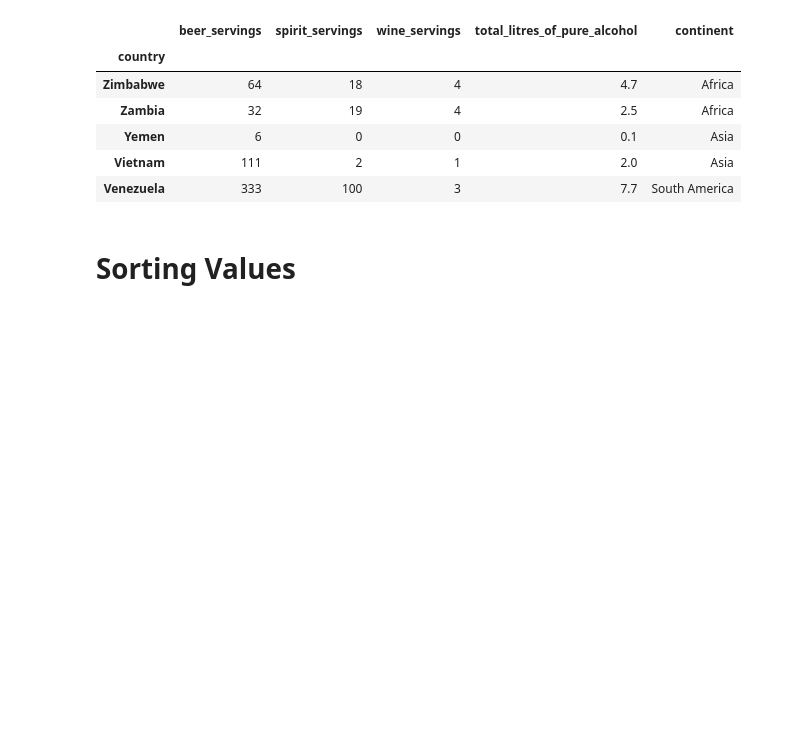
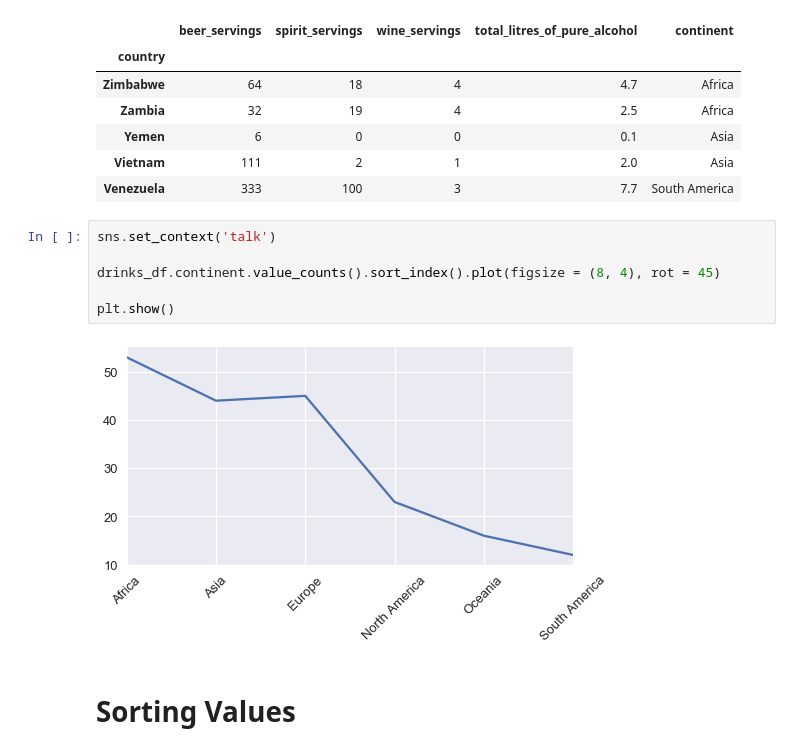
Before and after one commit to derpycoder/pragmatic-machine-learning, a Jupyter notebook: pandas/sorting.ipynb, the cells around one changed output. Cells and saved outputs as stored; diff of their text form; blank space fills up the shorter version.

Commit message:
Note added on index to pandas, sorting updated with plot

```diff
--- a/pandas/sorting.ipynb
+++ b/pandas/sorting.ipynb
@@ -42,5 +42,13 @@ drinks_df.sort_index(ascending = False).head()
 | Yemen | 6 | 0 | 0 | 0.1 | Asia |
 | Vietnam | 111 | 2 | 1 | 2.0 | Asia |
 | Venezuela | 333 | 100 | 3 | 7.7 | South America |
+# %%
+sns.set_context('talk')
+
+drinks_df.continent.value_counts().sort_index().plot(figsize = (8, 4), rot = 45)
+
+plt.show()
+# %% [output]
+[figure, added]
 # %% [markdown]
 # Sorting Values
```
Also changed, not shown: parts of 1 cell of this notebook, 1 other file.
